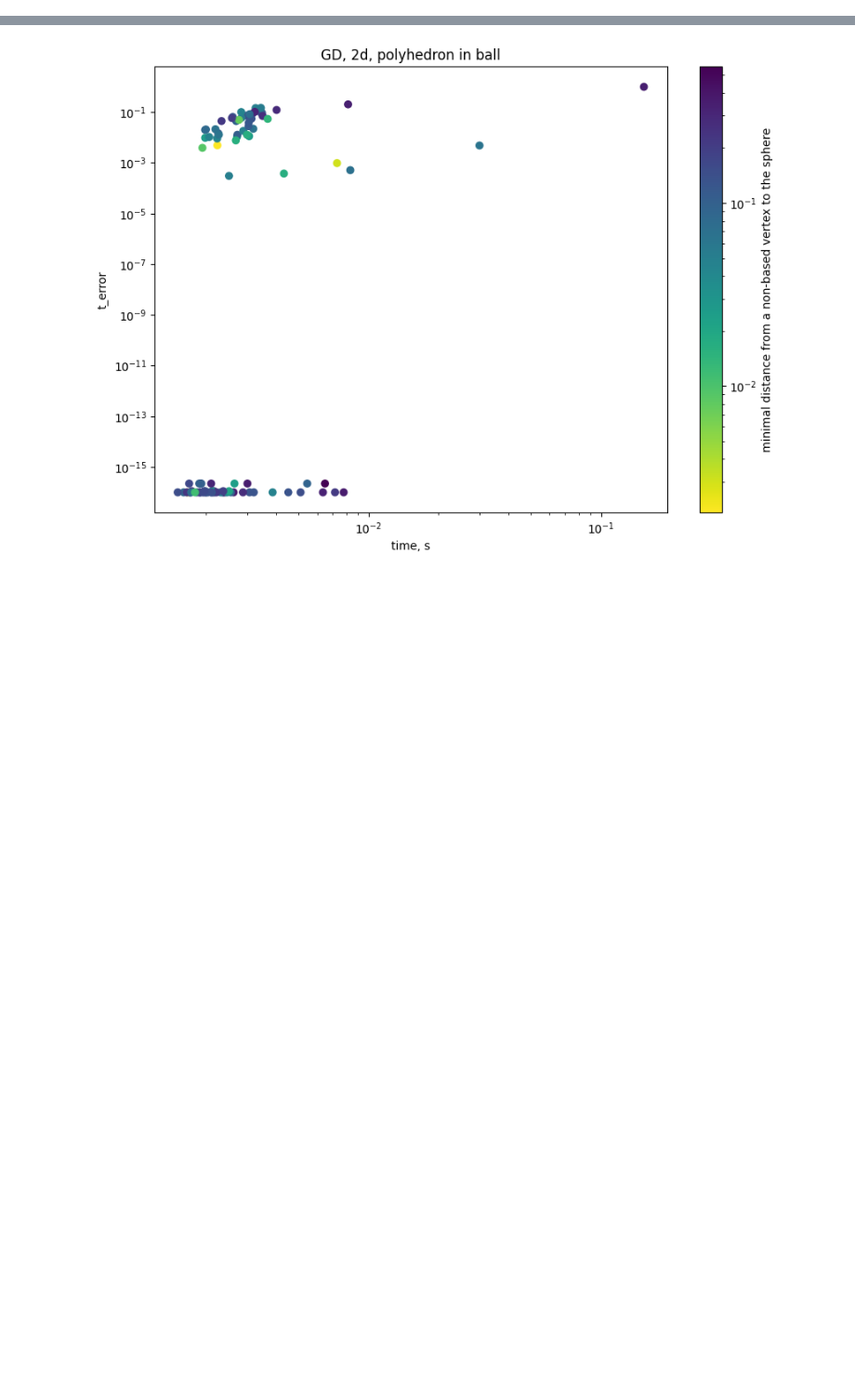
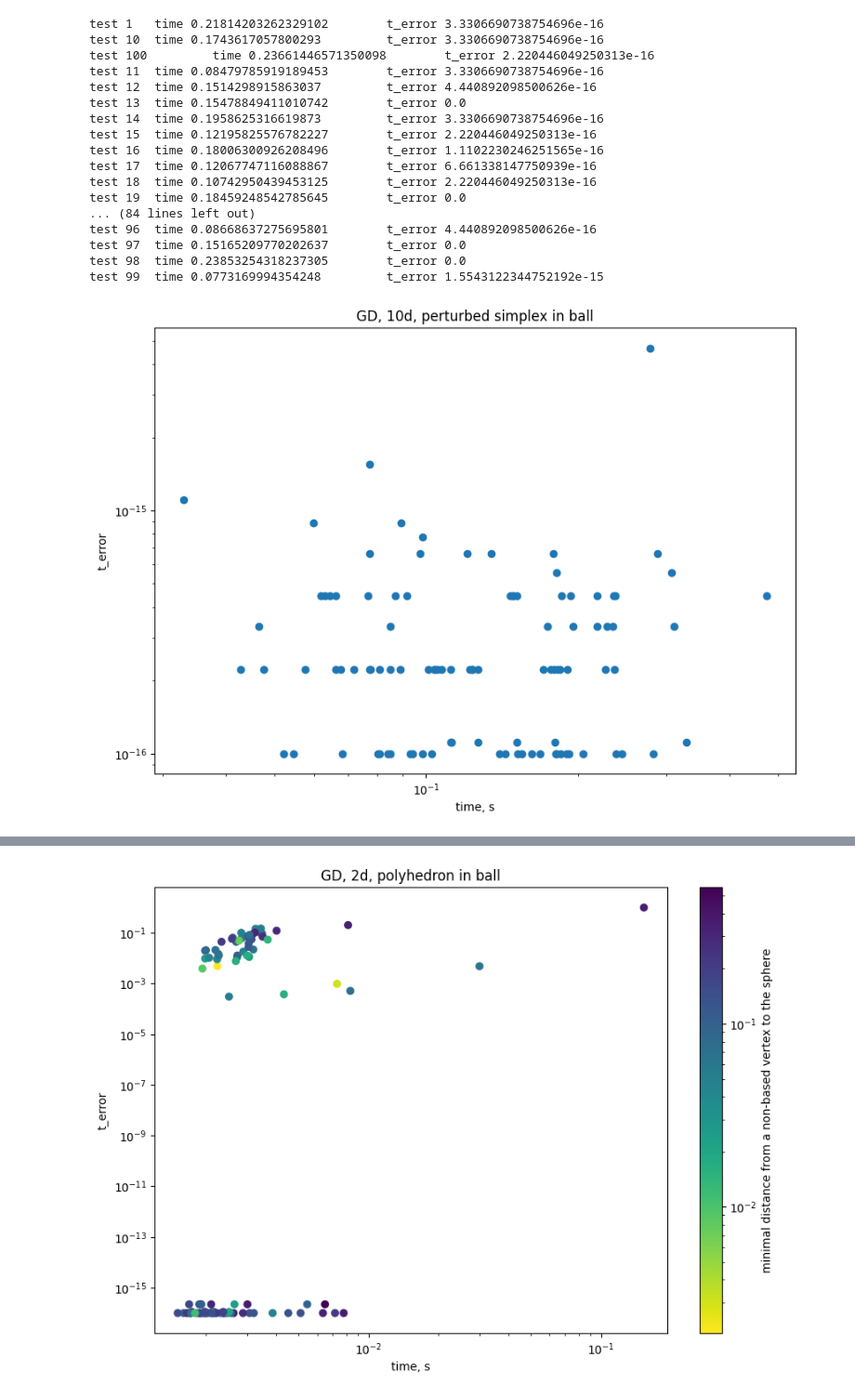
Before and after one commit to Paul566/GraduateThesis, a Jupyter notebook: nb.ipynb, the cells around one changed output, grey strips where cells are left out. Shown at 93% size. Drawn from its saved outputs; the diff is of its cells as text; code cells hidden in the pictures; blank space fills up the shorter version.

```diff
--- a/nb.ipynb
+++ b/nb.ipynb
@@ -99,0 +115,23 @@ def get_gd_polyhedron_in_ball_results(dimension: int, silent=True) -> tp.Tuple[n
+# %%
+times, errors = get_times_errors(10, './tests/10d/perturbed-simplex-in-ball/', GradientDescentSolver,
+                                 read_tests_perturbed_simplex_in_ball_with_argmaxes, silent=False)
+plot_test_results(times, errors, 'GD, 10d, perturbed simplex in ball', fit=False)
+# %% [output]
+test 1   time 0.21814203262329102        t_error 3.3306690738754696e-16
+test 10  time 0.1743617057800293         t_error 3.3306690738754696e-16
+test 100         time 0.23661446571350098        t_error 2.220446049250313e-16
+test 11  time 0.08479785919189453        t_error 3.3306690738754696e-16
+test 12  time 0.1514298915863037         t_error 4.440892098500626e-16
+test 13  time 0.15478849411010742        t_error 0.0
+test 14  time 0.1958625316619873         t_error 3.3306690738754696e-16
+test 15  time 0.12195825576782227        t_error 2.220446049250313e-16
+test 16  time 0.18006300926208496        t_error 1.1102230246251565e-16
+test 17  time 0.12067747116088867        t_error 6.661338147750939e-16
+test 18  time 0.10742950439453125        t_error 2.220446049250313e-16
+test 19  time 0.18459248542785645        t_error 0.0
+... (84 lines left out)
+test 96  time 0.08668637275695801        t_error 4.440892098500626e-16
+test 97  time 0.15165209770202637        t_error 0.0
+test 98  time 0.23853254318237305        t_error 0.0
+test 99  time 0.0773169994354248         t_error 1.5543122344752192e-15
+[figure, added]
```
Also changed, not shown: parts of 12 cells of this notebook, 11 other files.
